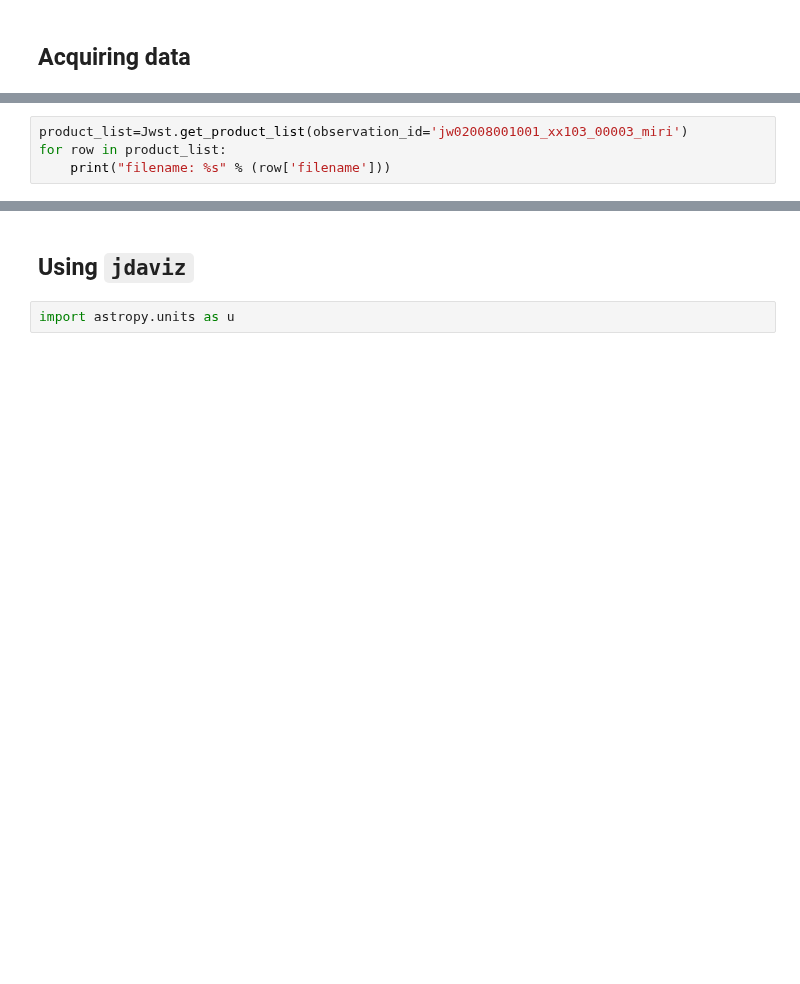
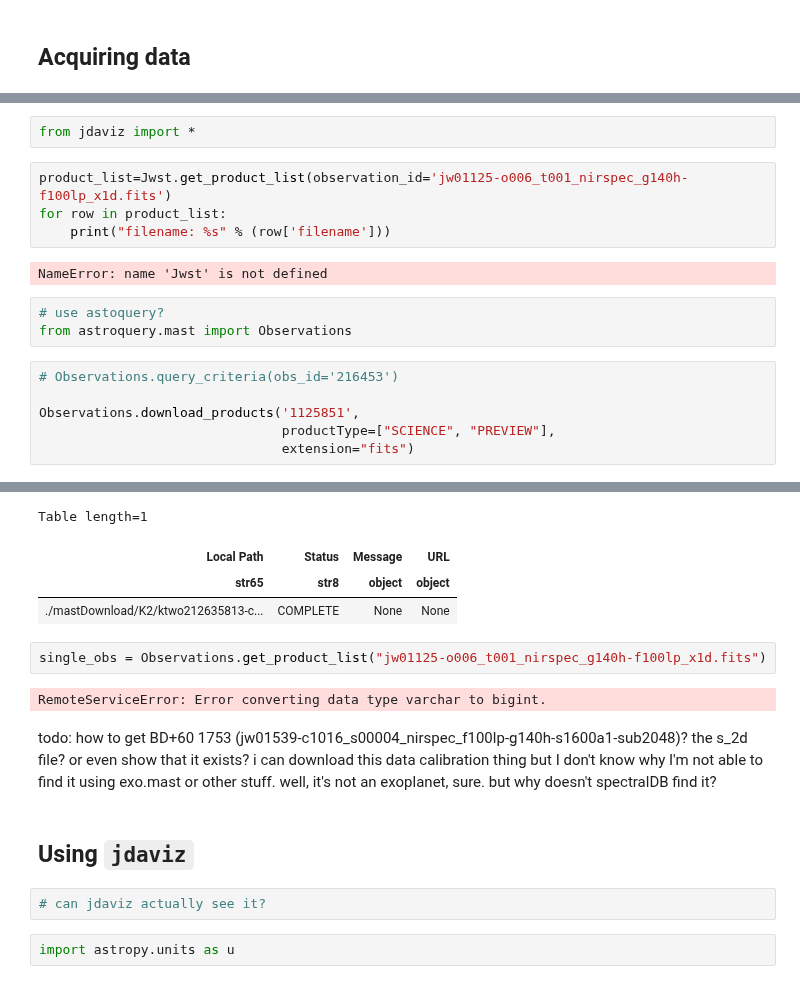
Before and after one commit to arjunsavel/notebooks-stsci, a Jupyter notebook: notebooks/MAST/exploring_jwst_transmission/exploring_jwst_transmission.ipynb, the cells around one changed output, grey strips where cells are left out. Cells and saved outputs as stored; diff of their text form; blank space fills up the shorter version.

```diff
--- a/notebooks/MAST/exploring_jwst_transmission/exploring_jwst_transmission.ipynb
+++ b/notebooks/MAST/exploring_jwst_transmission/exploring_jwst_transmission.ipynb
@@ -35,4 +384,18 @@ r
+# %%
+from jdaviz import *
 # %%
-product_list=Jwst.get_product_list(observation_id='jw02008001001_xx103_00003_miri')
+product_list=Jwst.get_product_list(observation_id='jw01125-o006_t001_nirspec_g140h-f100lp_x1d.fits')
 for row in product_list:
     print("filename: %s" % (row['filename']))
+# %% [output]
+NameError: name 'Jwst' is not defined
+# %%
+# use astoquery?
+from astroquery.mast import Observations
+# %%
+# Observations.query_criteria(obs_id='216453')
+
+Observations.download_products('1125851',
+                               productType=["SCIENCE", "PREVIEW"],
+                               extension="fits")
+# %% [output]
@@ -39,5 +403,17 @@ for row in product_list:
+Table length=1
+| Local Path | Status | Message | URL |
+| str65 | str8 | object | object |
+| ./mastDownload/K2/ktwo212635813-c... | COMPLETE | None | None |
+# %%
+single_obs = Observations.get_product_list("jw01125-o006_t001_nirspec_g140h-f100lp_x1d.fits")
+# %% [output]
+RemoteServiceError: Error converting data type varchar to bigint.
+# %% [markdown]
+todo: how to get BD+60 1753 (jw01539-c1016_s00004_nirspec_f100lp-g140h-s1600a1-sub2048)? the s_2d file? or even show that it exists? i can download this data calibration thing but I don't know why I'm not able to find it using exo.mast or other stuff. well, it's not an exoplanet, sure. but why doesn't spectralDB find it?
 # %% [markdown]
 ## Using `jdaviz`
+# %%
+# can jdaviz actually see it?
 # %%
 import astropy.units as u
 # %%
```
Also changed, not shown: parts of 46 cells of this notebook.
